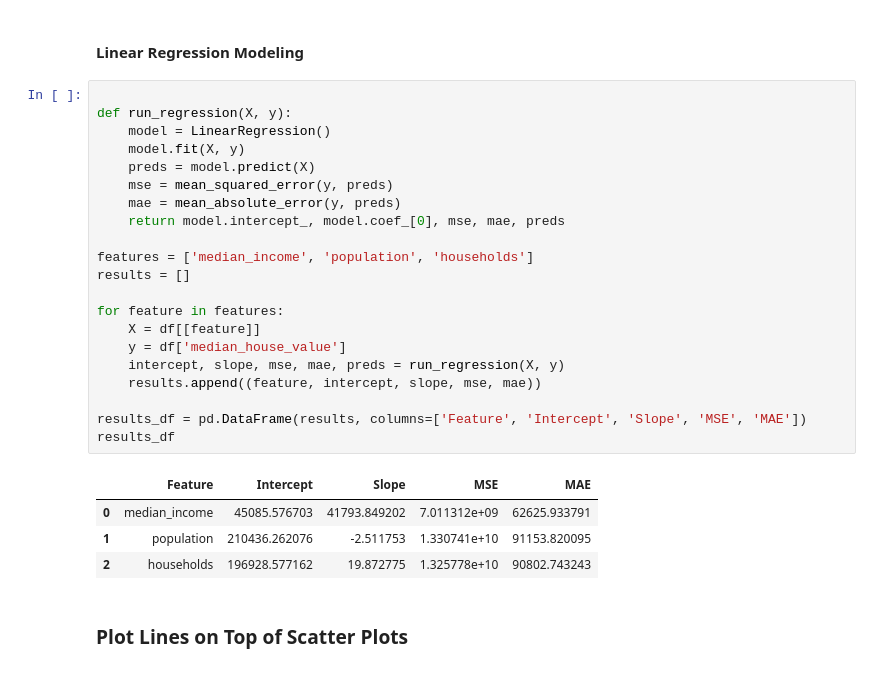
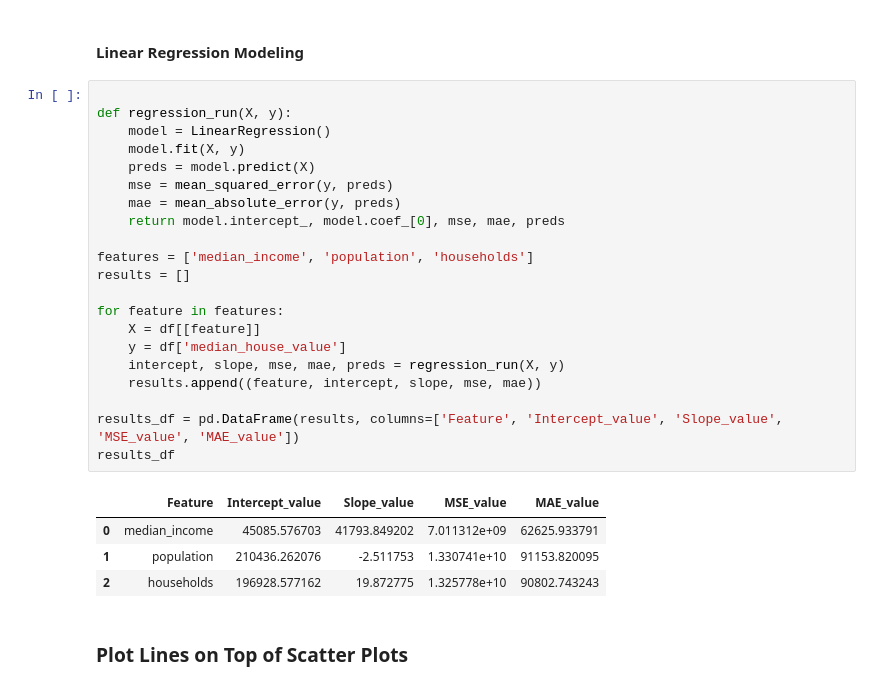
Before and after one commit to nikitha2002-bot/Practical-Lab-1--Kumari-Nikitha-Singh---9053016, a Jupyter notebook: Pricingdataset.ipynb, the cells around one changed output. Saved outputs shown, nothing was run; the diff lists cells and outputs as text.

```diff
--- a/Pricingdataset.ipynb
+++ b/Pricingdataset.ipynb
@@ -74,27 +74,27 @@ plt.show()
 #### Linear Regression Modeling
 # %%
 
-def run_regression(X, y):
+def regression_run(X, y):
     model = LinearRegression()
     model.fit(X, y)
     preds = model.predict(X)
     mse = mean_squared_error(y, preds)
     mae = mean_absolute_error(y, preds)
     return model.intercept_, model.coef_[0], mse, mae, preds
 
 features = ['median_income', 'population', 'households']
 results = []
 
 for feature in features:
     X = df[[feature]]
     y = df['median_house_value']
-    intercept, slope, mse, mae, preds = run_regression(X, y)
+    intercept, slope, mse, mae, preds = regression_run(X, y)
     results.append((feature, intercept, slope, mse, mae))
 
-results_df = pd.DataFrame(results, columns=['Feature', 'Intercept', 'Slope', 'MSE', 'MAE'])
+results_df = pd.DataFrame(results, columns=['Feature', 'Intercept_value', 'Slope_value', 'MSE_value', 'MAE_value'])
 results_df
 # %% [output]
-|  | Feature | Intercept | Slope | MSE | MAE |
+|  | Feature | Intercept_value | Slope_value | MSE_value | MAE_value |
 | 0 | median_income | 45085.576703 | 41793.849202 | 7.011312e+09 | 62625.933791 |
 | 1 | population | 210436.262076 | -2.511753 | 1.330741e+10 | 91153.820095 |
 | 2 | households | 196928.577162 | 19.872775 | 1.325778e+10 | 90802.743243 |
```
Also changed, not shown: parts of 1 cell of this notebook.
